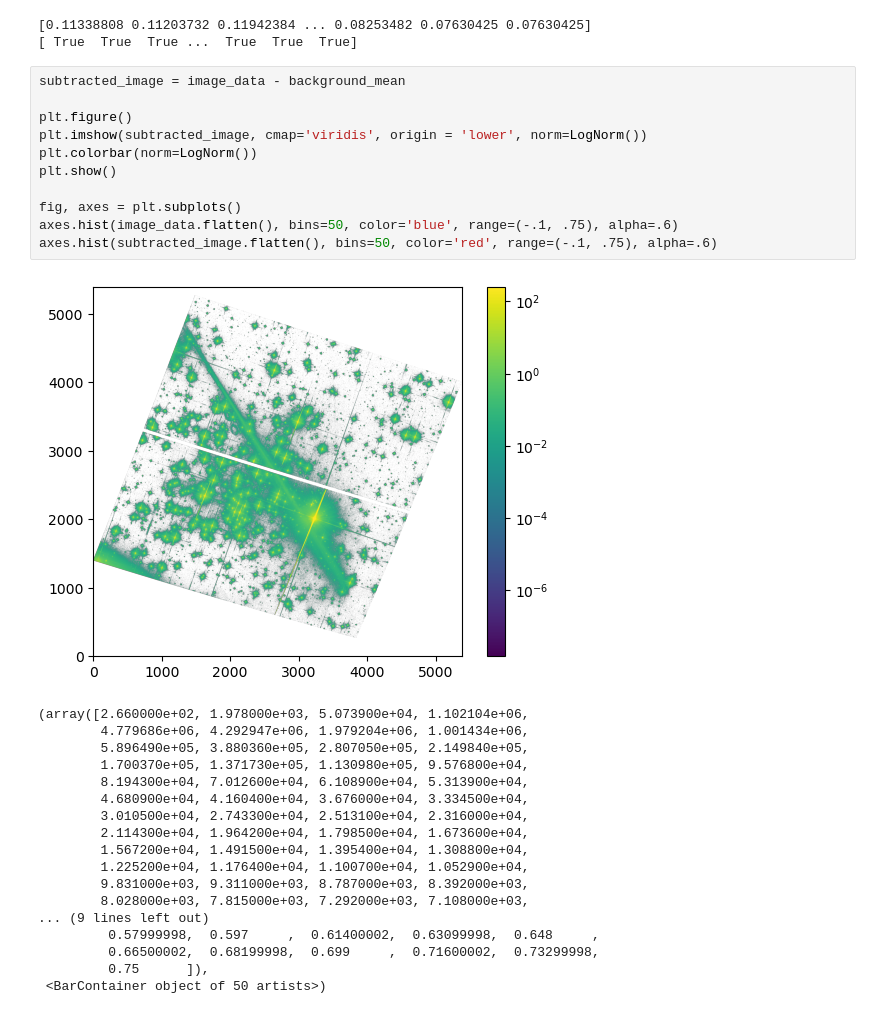
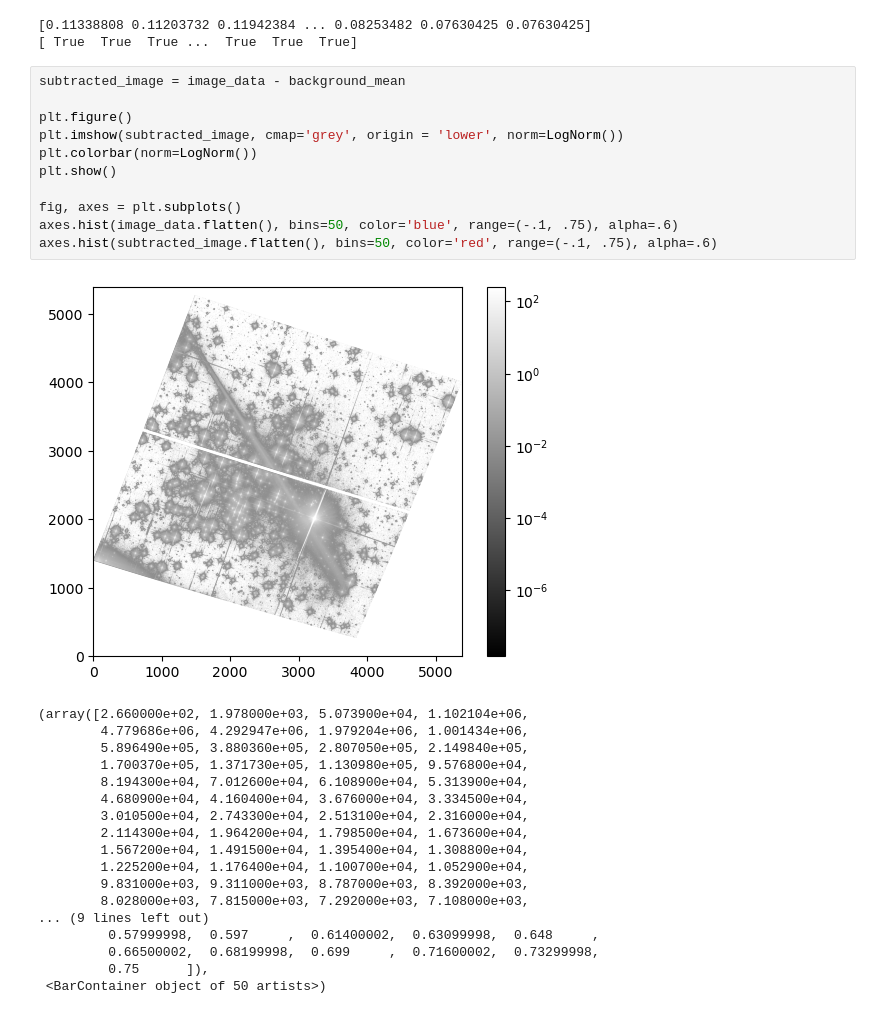
Before and after one commit to GravesTone5/Astro1221Project3, a Jupyter notebook: Project3.ipynb, the cells around one changed output. Cells and saved outputs as stored; diff of their text form.

```diff
--- a/Project3.ipynb
+++ b/Project3.ipynb
@@ -94,16 +95,16 @@ print(mask)
 # %%
 subtracted_image = image_data - background_mean
 
 plt.figure()
-plt.imshow(subtracted_image, cmap='viridis', origin = 'lower', norm=LogNorm())
+plt.imshow(subtracted_image, cmap='grey', origin = 'lower', norm=LogNorm())
 plt.colorbar(norm=LogNorm())
 plt.show()
 
 fig, axes = plt.subplots()
 axes.hist(image_data.flatten(), bins=50, color='blue', range=(-.1, .75), alpha=.6)
 axes.hist(subtracted_image.flatten(), bins=50, color='red', range=(-.1, .75), alpha=.6)
 # %% [output]
-[figure, old version]
+[figure, new version]
 (array([2.660000e+02, 1.978000e+03, 5.073900e+04, 1.102104e+06,
         4.779686e+06, 4.292947e+06, 1.979204e+06, 1.001434e+06,
         5.896490e+05, 3.880360e+05, 2.807050e+05, 2.149840e+05,
```
Also changed, not shown: parts of 5 cells of this notebook.
